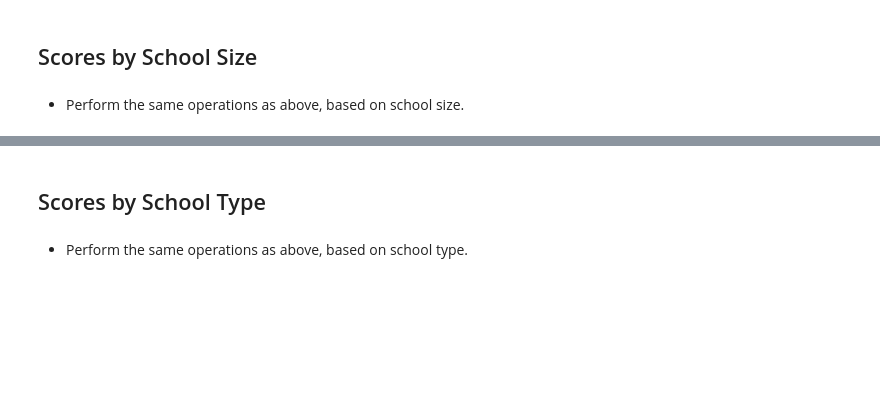
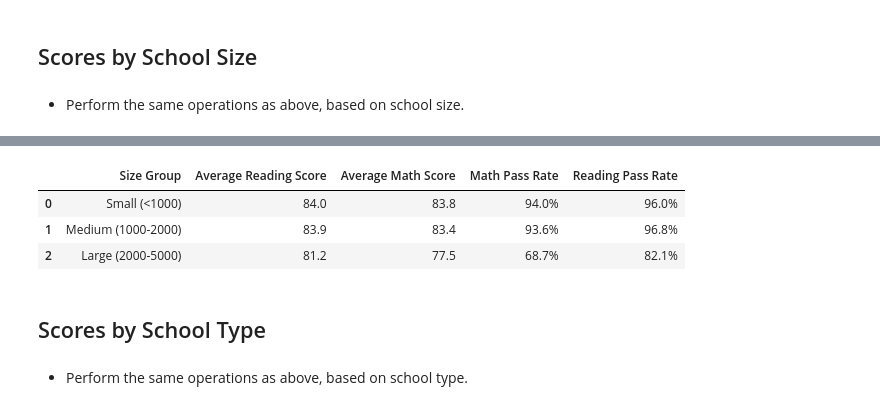
Before and after one commit to ecolborn22/academy_of_py, a Jupyter notebook: PyCitySchools_starter.ipynb, the cells around one changed output, grey strips where cells are left out. Cells and saved outputs as stored; diff of their text form; code cells hidden in the pictures; blank space fills up the shorter version.

```diff
--- a/PyCitySchools_starter.ipynb
+++ b/PyCitySchools_starter.ipynb
@@ -341,3 +364,35 @@ group_names = ["Small (<1000)", "Medium (1000-2000)", "Large (2000-5000)"]
+# %%
+# Bin the data based on the size of school
+school_data_complete["size_group"] = pd.cut(school_data_complete["size"], size_bins, labels=group_names)
+# Group by the size
+grpby_size = school_data_complete.groupby('size_group')
+summ_size = grpby_size.mean()
+bysize_count = grpby_size.count()
+# Find the rest of the data for the summary table
+math_pass_df = school_data_complete.loc[school_data_complete['math_score']>= 70, :]
+read_pass_df = school_data_complete.loc[school_data_complete['reading_score']>=70, :]
+pass_math_size = math_pass_df.groupby('size_group').count()
+pass_read_size = read_pass_df.groupby('size_group').count()
+summ_size['Math Pass Rate'] = (pass_math_size['student_name']/bysize_count['student_name'])*100
+summ_size['Reading Pass Rate'] = (pass_read_size['student_name']/bysize_count['student_name'])*100
+
+#format the summary table
+del summ_size['Student ID']
+del summ_size['School ID']
+del summ_size['budget']
+del summ_size['size']
+summ_size.reset_index(inplace=True)
+summ_size['reading_score'] = summ_size['reading_score'].map('{:.1f}'.format)
+summ_size['math_score'] = summ_size['math_score'].map('{:.1f}'.format)
+summ_size['Math Pass Rate'] = summ_size['Math Pass Rate'].map('{:.1f}%'.format)
+summ_size['Reading Pass Rate'] = summ_size['Reading Pass Rate'].map('{:.1f}%'.format)
+summ_size = summ_size.rename(columns={'size_group':'Size Group','reading_score':'Average Reading Score','math_score':'Average Math Score'})
+summ_size
+# %% [output]
+|  | Size Group | Average Reading Score | Average Math Score | Math Pass Rate | Reading Pass Rate |
+| 0 | Small (<1000) | 84.0 | 83.8 | 94.0% | 96.0% |
+| 1 | Medium (1000-2000) | 83.9 | 83.4 | 93.6% | 96.8% |
+| 2 | Large (2000-5000) | 81.2 | 77.5 | 68.7% | 82.1% |
 # %% [markdown]
 ## Scores by School Type
 # %% [markdown]
```
Also changed, not shown: parts of 6 cells of this notebook.
